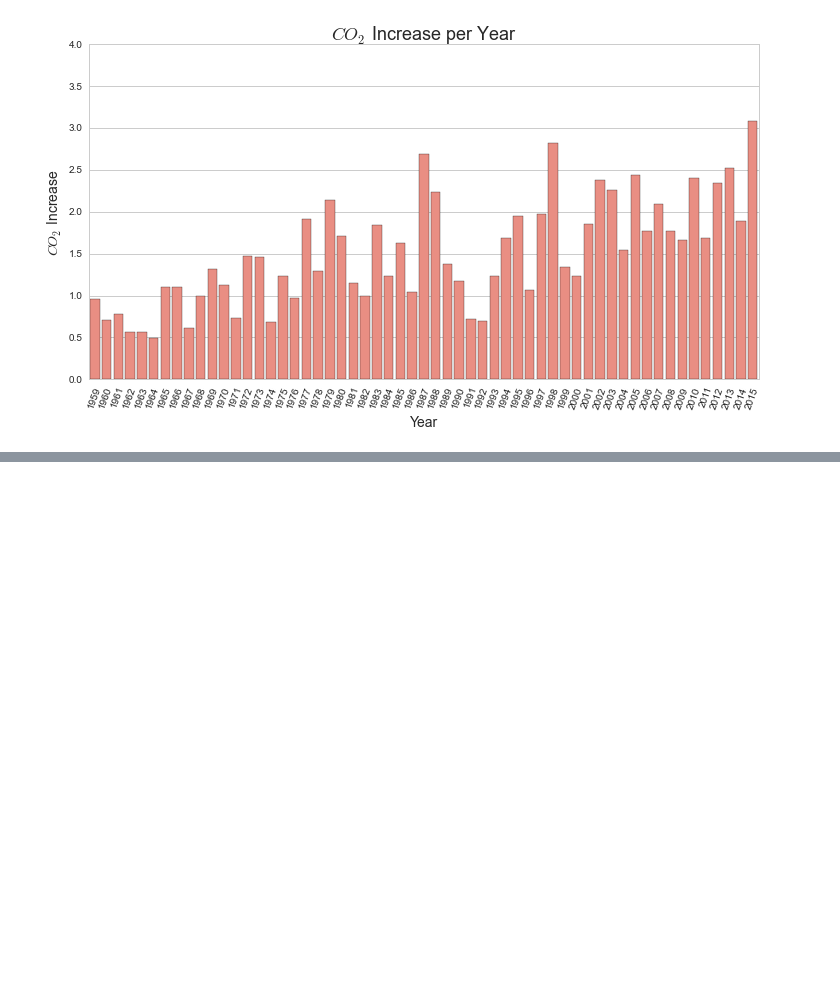
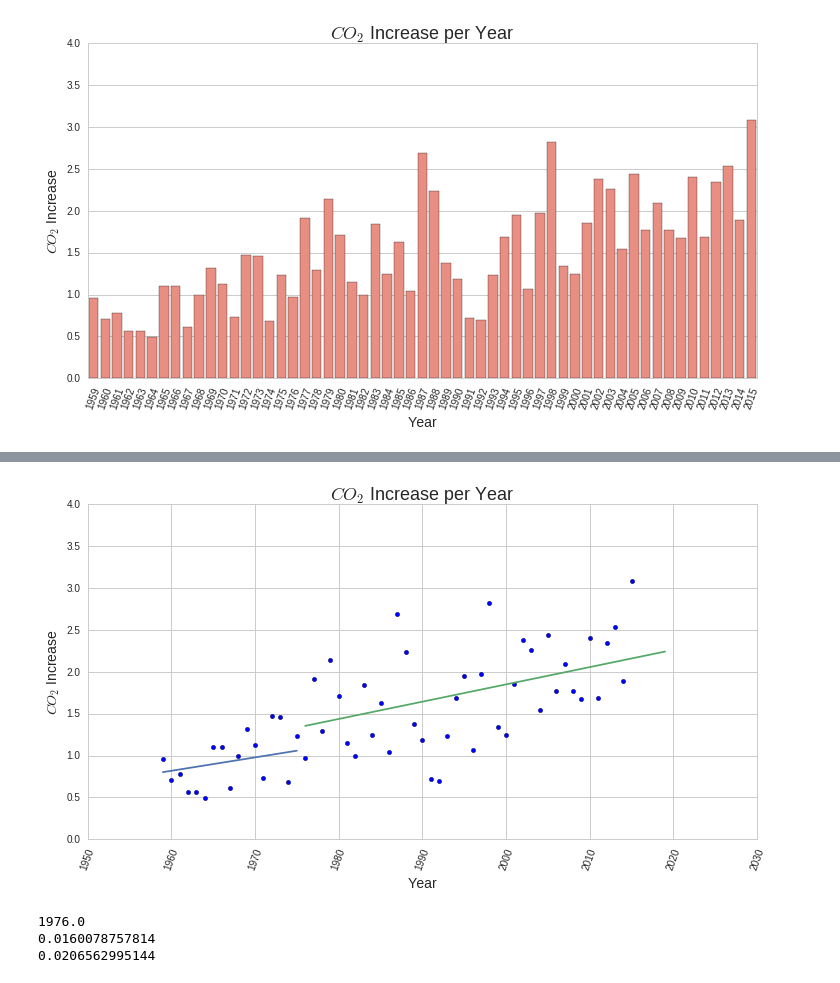
Before and after one commit to walterreade/p2, a Jupyter notebook: pymc3/CO2_Rate.ipynb, the cells around one changed output, grey strips where cells are left out. Drawn from its saved outputs; the diff is of its cells as text; code cells hidden in the pictures; blank space fills up the shorter version.

```diff
--- a/pymc3/CO2_Rate.ipynb
+++ b/pymc3/CO2_Rate.ipynb
@@ -85,2 +86,31 @@ plt.show()
+# %%
+plt.figure(figsize=(12,6))
+
+plt.xticks(rotation=70)
+plt.scatter(data['year'], data['ppm_per_year'])
+plt.ylim((0,4))
+plt.ylabel('$CO_2$ Increase', fontsize=14)
+plt.xlabel('Year', fontsize=14)
+plt.title('$CO_2$ Increase per Year', fontsize=18)
+
+x = np.arange(1959, 1976)
+y = np.median(trace[-n/2::10]['a_0']) + np.median(trace[-n/2::10]['b_0']) * x
+plt.plot(x, y)
+
+x = np.arange(1976, 2020)
+y = np.median(trace[-n/2::5]['a_1']) + np.median(trace[-n/2::5]['b_1']) * x
+plt.plot(x, y)
+
+plt.show()
+# %% [output]
+[figure, added]
+# %%
+print(np.median(trace[-n/2::5]['switchpoint']))
+print(np.median(trace[-n/2::5]['b_0']))
+print(np.median(trace[-n/2::5]['b_1']))
+# %% [output]
+1976.0
+0.0160078757814
+0.0206562995144
 # %%
 start
```
Also changed, not shown: parts of 8 cells of this notebook.
